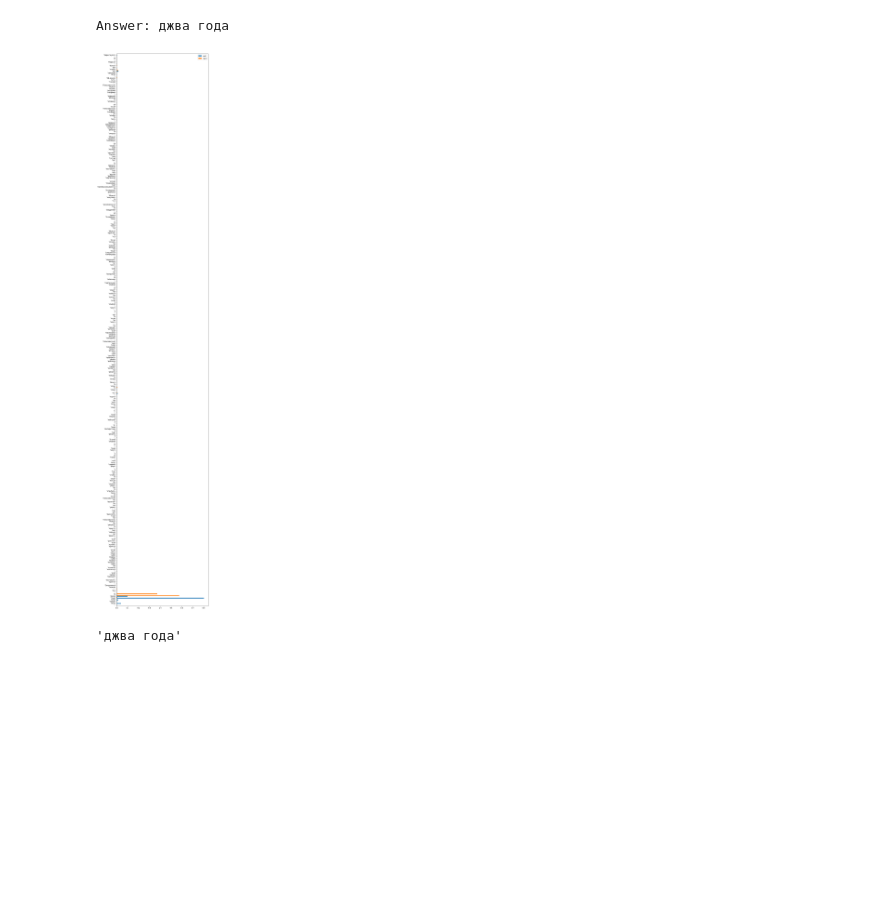
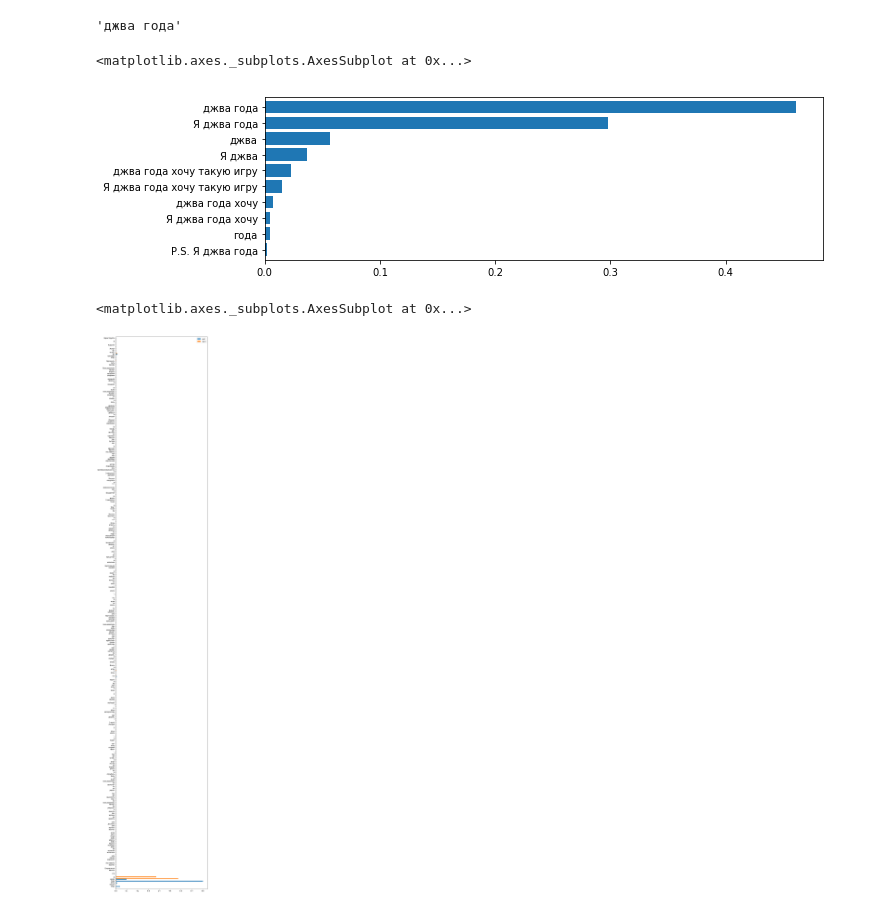
Before and after one commit to tyz910/sberbank-qa, a Jupyter notebook: predict.ipynb, the cells around one changed output. Saved outputs shown, nothing was run; the diff lists cells and outputs as text; code cells hidden in the pictures; blank space fills up the shorter version.

Commit message:
live predicts

```diff
--- a/predict.ipynb
+++ b/predict.ipynb
@@ -47,23 +9,50 @@ def answer(paragraph, question, print_answer=True):
+# %%
+with open('model/vocab.pickle', 'rb') as f:
+    vocab = pickle.load(f)
+
+with open('model/weights.pickle', 'rb') as f:
+    weights = pickle.load(f)
+
+model = QaPredictLiveModel({
+    'hidden_size': 64,
+    'doc_layers': 3,
+    'question_layers': 3,
+    'dropout_emb': 0.3,
+    'dropout_rnn': 0.3,
+    'cuda': False
+}, vocab, weights)
 # %%
-paragraph = '''Здраствуйте. Я, Кирилл. Хотел бы чтобы вы сделали игру, 3Д-экшон суть такова...
-Пользователь может играть лесными эльфами, охраной дворца и злодеем. И если пользователь играет эльфами то эльфы в лесу,
-домики деревяные набигают солдаты дворца и злодеи. Можно грабить корованы... И эльфу раз лесные то сделать такчто там густой лес...
-А движок можно поставить так что вдали деревья картинкой, когда подходиш они преобразовываются в 3-хмерные деревья.
-Можно покупать и т.п. возможности как в Daggerfall. И враги 3-хмерные тоже, и труп тоже 3д. Можно прыгать и т.п.
-Если играть за охрану дворца то надо слушаться командира, и защищать дворец от злого (имя я не придумал) и шпионов,
-партизанов эльфов, и ходит на набеги на когото из этих (эльфов, злого...). Ну а если за злого... то значит шпионы или партизаны
-эльфов иногда нападают, пользователь сам себе командир может делать что сам захочет прикажет своим войскам с ним самим
-напасть на дворец и пойдет в атаку. Всего в игре 4 зоны. Т.е. карта и на ней есть 4 зоны, 1 - зона людей (нейтрал),
+paragraph = '''Здраствуйте. Я, Кирилл. Хотел бы чтобы вы сделали игру, 3Д-экшон суть такова... Пользователь
+может играть лесными эльфами, охраной дворца и злодеем. И если пользователь играет эльфами то эльфы в лесу,
+домики деревяные набигают солдаты дворца и злодеи. Можно грабить корованы... И эльфу раз лесные то сделать
+такчто там густой лес... А движок можно поставить так что вдали деревья картинкой, когда подходиш они
+преобразовываются в 3-хмерные деревья. Можно покупать и т.п. возможности как в Daggerfall. И враги 3-хмерные
+тоже, и труп тоже 3д. Можно прыгать и т.п. Если играть за охрану дворца то надо слушаться командира,
+и защищать дворец от злого (имя я не придумал) и шпионов, партизанов эльфов, и ходит на набеги на когото из
+этих (эльфов, злого...). Ну а если за злого... то значит шпионы или партизаны эльфов иногда нападают,
+пользователь сам себе командир может делать что сам захочет прикажет своим войскам с ним самим напасть на
+дворец и пойдет в атаку. Всего в игре 4 зоны. Т.е. карта и на ней есть 4 зоны, 1 - зона людей (нейтрал),
 2- зона императора (где дворец), 3-зона эльфов, 4 - зона злого... (в горах, там есть старый форт...)
 
 Так же чтобы в игре могли не только убить но и отрубить руку и если пользователя не вылечат то он умрет,
-так же выколоть глаз но пользователь может не умереть а просто пол экрана не видеть, или достать или купить протез,
-если ногу тоже либо умреш либо будеш ползать либо на коляске котаться, или самое хорошее... поставить протез. Сохранятся можно...
+так же выколоть глаз но пользователь может не умереть а просто пол экрана не видеть, или достать или купить
+протез, если ногу тоже либо умреш либо будеш ползать либо на коляске котаться, или самое хорошее... поставить
+протез. Сохранятся можно...
 
 P.S. Я джва года хочу такую игру.'''
 
-answer(paragraph, 'Сколько лет Кирилл ждет игру?')
+question = 'Сколько лет Кирилл ждет игру?'
+predict = model.predict(paragraph, question)
+predict.answer
 # %% [output]
-Answer: джва года
+'джва года'
-[figure, removed]
-'джва года'
+# %%
+predict.plot_top_answers()
+# %% [output]
+<matplotlib.axes._subplots.AxesSubplot at 0x...>
+[figure, added]
+# %%
+predict.plot_scores()
+# %% [output]
+<matplotlib.axes._subplots.AxesSubplot at 0x...>
+[figure, added]
```
Also changed, not shown: parts of 2 cells of this notebook, 4 other files.
